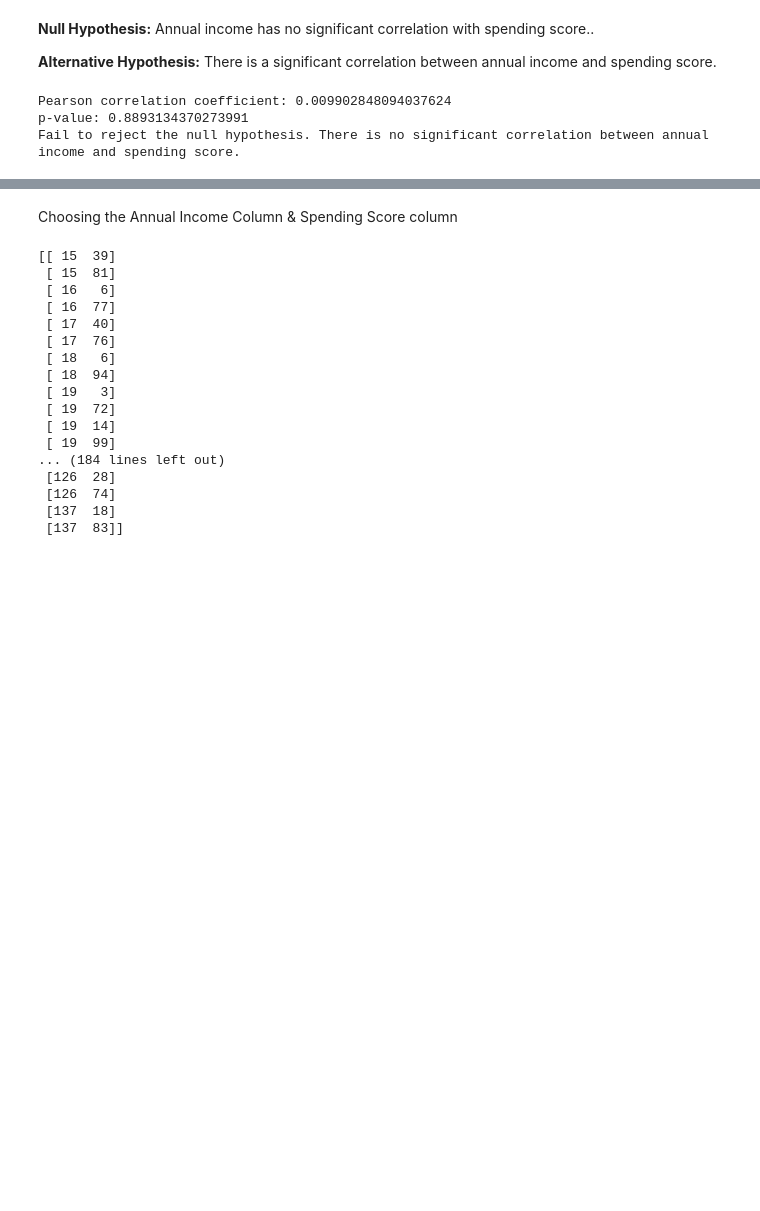
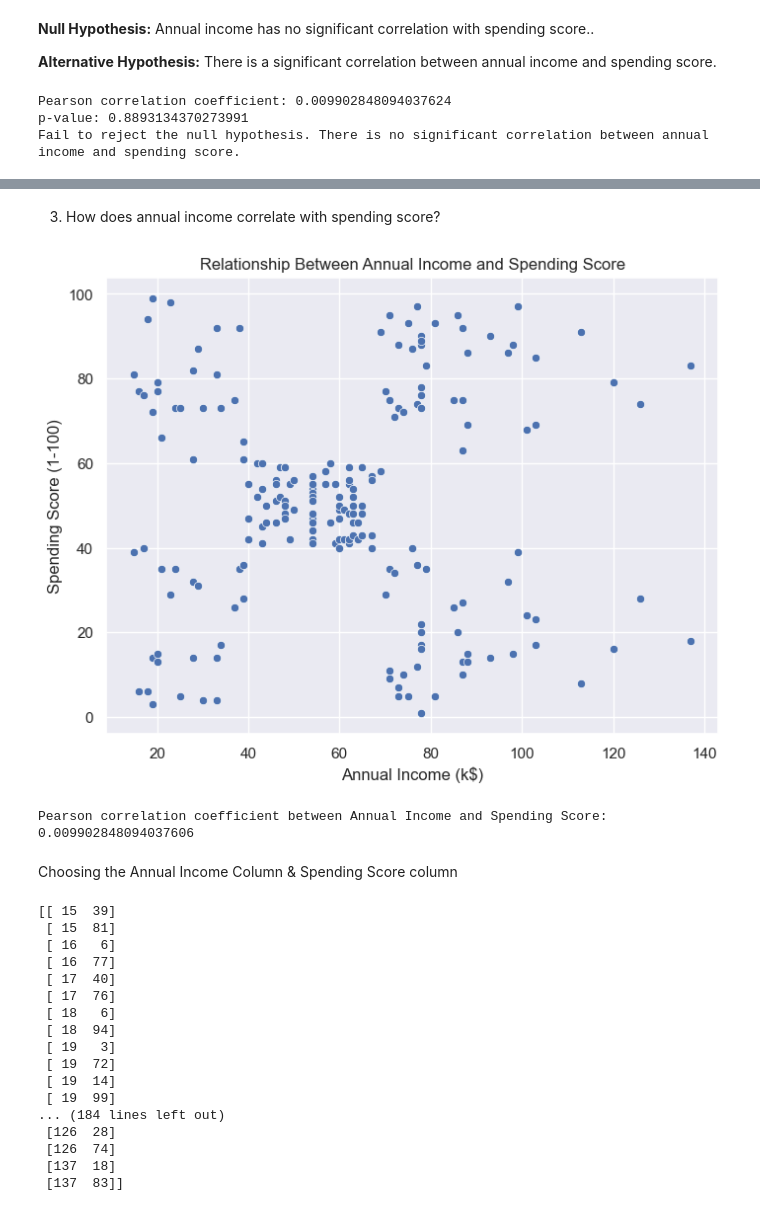
Before and after one commit to Samidirbsa/Customer-Segmentation-using-K-Means-Clustering, a Jupyter notebook: Notebook.ipynb, the cells around one changed output, grey strips where cells are left out. Drawn from its saved outputs; the diff is of its cells as text; code cells hidden in the pictures; blank space fills up the shorter version.

```diff
--- a/Notebook.ipynb
+++ b/Notebook.ipynb
@@ -358,3 +397,22 @@ Fail to reject the null hypothesis. There is no significant correlation between
+# %% [markdown]
+3. How does annual income correlate with spending score?
+# %%
+# Plotting the relationship between annual income and spending score
+plt.figure(figsize=(8, 6))
+sns.scatterplot(data=df_mall_customers, x='Annual Income (k$)', y='Spending Score (1-100)')
+plt.title('Relationship Between Annual Income and Spending Score')
+plt.xlabel('Annual Income (k$)')
+plt.ylabel('Spending Score (1-100)')
+plt.show()
+
+# Calculating the Pearson correlation coefficient
+correlation_coefficient = df_mall_customers['Annual Income (k$)'].corr(df_mall_customers['Spending Score (1-100)'])
+
+# Printing the correlation coefficient
+print("Pearson correlation coefficient between Annual Income and Spending Score:", correlation_coefficient)
+# %% [output]
+[figure, added]
+Pearson correlation coefficient between Annual Income and Spending Score: 0.009902848094037606
 # %% [markdown]
 Choosing the Annual Income Column & Spending Score column
 # %%
```
Also changed, not shown: parts of 6 cells of this notebook.
